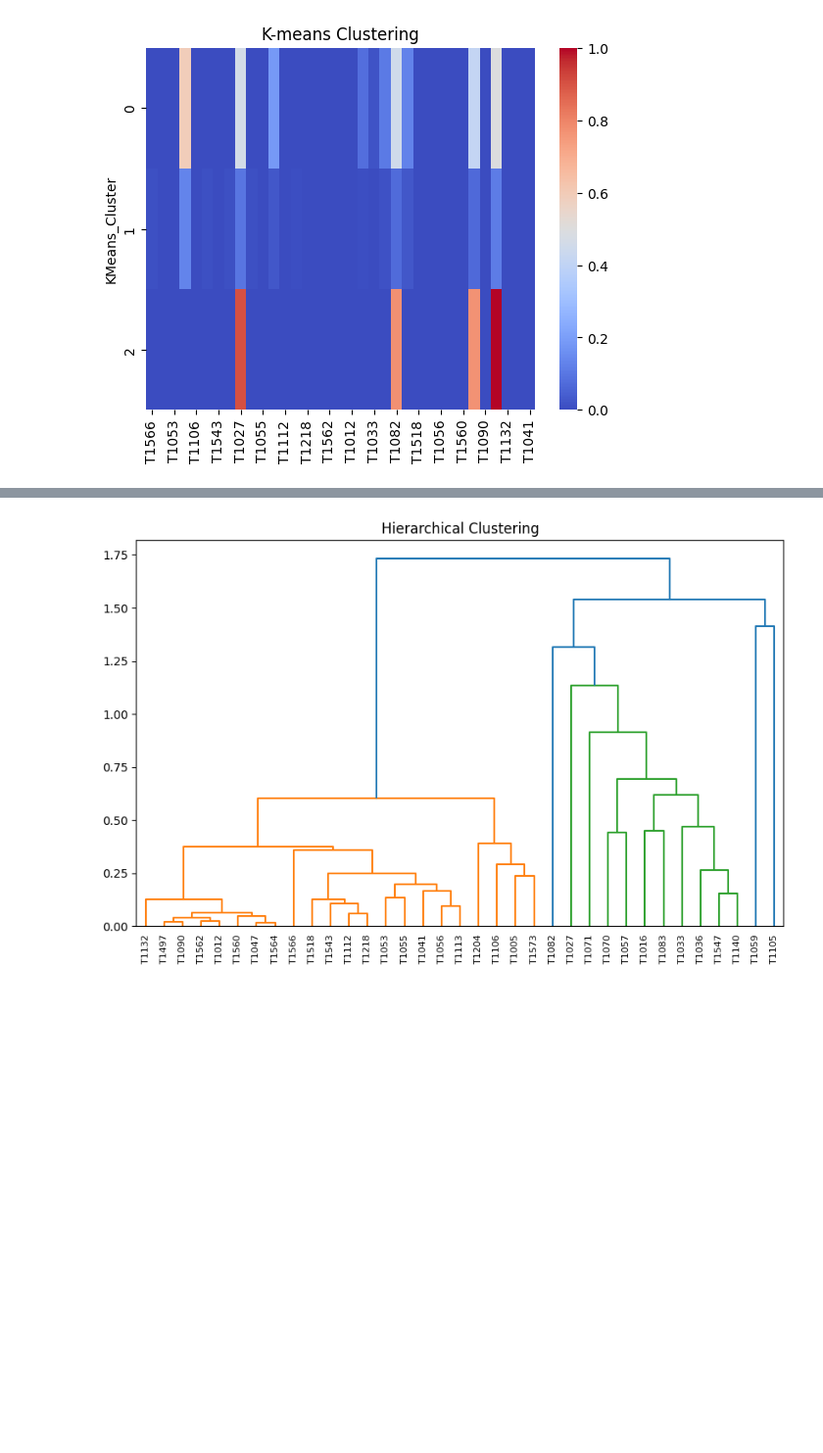
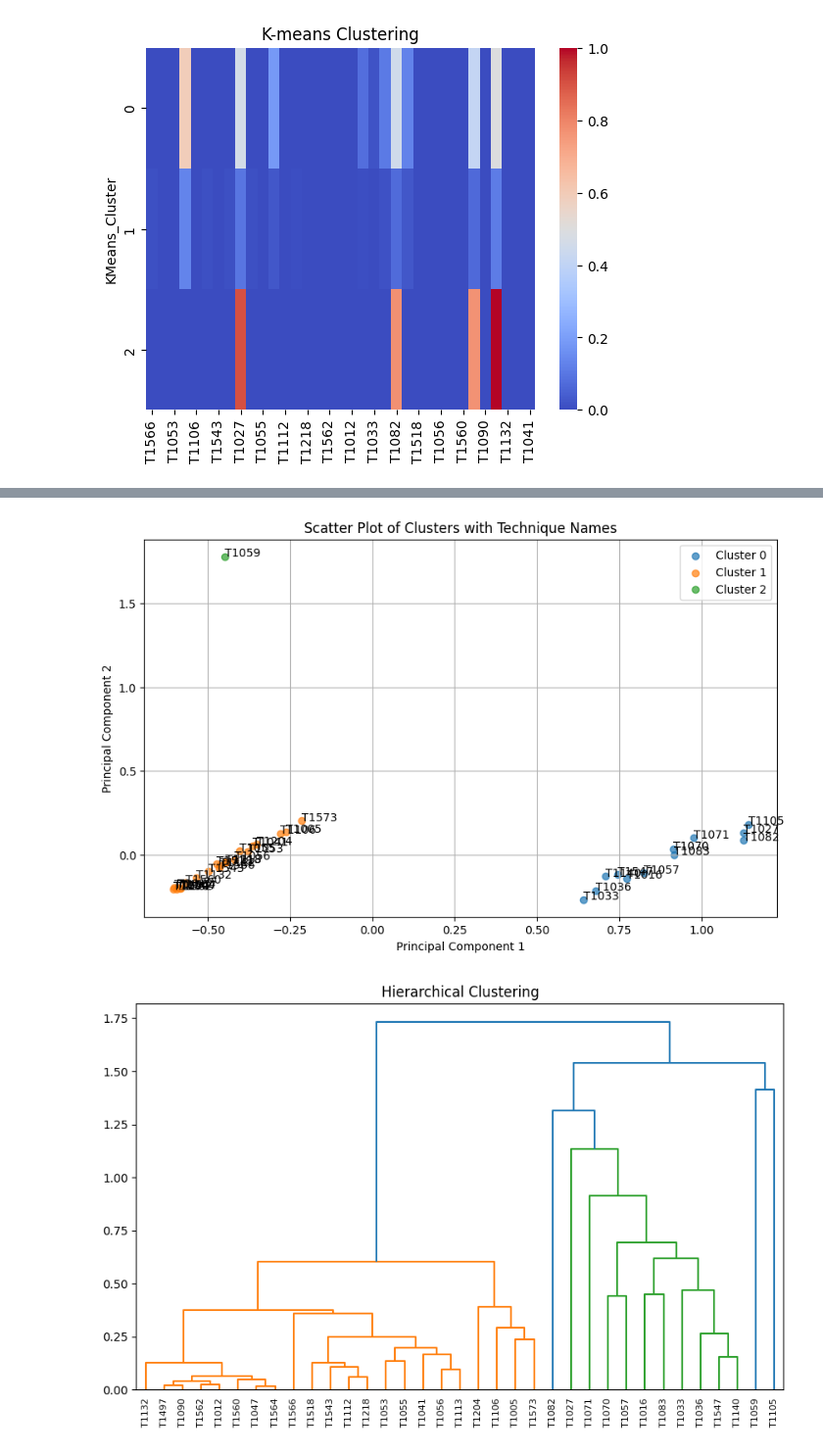
Before and after one commit to Manvi-Kaur/Exploring-Methods-of-Studying-Ransomware-Correlations, a Jupyter notebook: clustering1.ipynb, the cells around one changed output, grey strips where cells are left out. Shown at 98% size. Drawn from its saved outputs; the diff is of its cells as text; code cells hidden in the pictures; blank space fills up the shorter version.

```diff
--- a/clustering1.ipynb
+++ b/clustering1.ipynb
@@ -121,11 +121,25 @@ print("Entropy:", entropy)
 sns.heatmap(df.groupby('KMeans_Cluster').mean(), cmap='coolwarm')
 plt.title('K-means Clustering')
 plt.show()
-
-df = df.drop(columns='KMeans_Cluster')
 # %% [output]
 Silhouette Score: 0.6652322569247743
 Average Distance Within Clusters: 0.24144831137845535
 Average Distance Between Clusters: 1.168172634122211
 Entropy: 1.097081713554269
 [figure]
+# %%
+# Step 1: Aggregate data by cluster
+cluster_summary = df.groupby('KMeans_Cluster').mean()
+
+# Step 1: Aggregate data by cluster
+cluster_summary = df.drop('KMeans_Cluster', axis=1).groupby(df['KMeans_Cluster']).mean()
+
+# Step 2: For each cluster, sort the techniques by their prevalence
+for cluster_id, cluster_data in cluster_summary.iterrows():
+    sorted_techniques = cluster_data.sort_values(ascending=False)
+
+    # Step 3: Print the cluster summary
+    print(f"Cluster {cluster_id}:")
+    for technique, prevalence in sorted_techniques.items():
+        print(f"  {technique}: {prevalence:.2f}")
+    print("\n")
@@ -132,3 +164,30 @@ Entropy: 1.097081713554269
+# %%
+import matplotlib.pyplot as plt
+from sklearn.decomposition import PCA
+
+# Step 1: Perform dimensionality reduction using PCA if necessary
+pca = PCA(n_components=2)  # Assuming you want to reduce to 2 dimensions
+df_pca = pca.fit_transform(df)
+
+# Step 2: Plot the scatter plot with different colors for each cluster
+plt.figure(figsize=(10, 6))
+
+for cluster_id in range(3):  # Assuming you have 3 clusters
+    cluster_data = df_pca[df['KMeans_Cluster'] == cluster_id]
+    plt.scatter(cluster_data[:, 0], cluster_data[:, 1], label=f'Cluster {cluster_id}', alpha=0.7)
+
+# Step 3: Annotate each point with the technique name
+for i, txt in enumerate(df.index):
+    plt.annotate(txt, (df_pca[i, 0], df_pca[i, 1]))
+
+plt.xlabel('Principal Component 1')
+plt.ylabel('Principal Component 2')
+plt.title('Scatter Plot of Clusters with Technique Names')
+plt.legend()
+plt.grid(True)
+plt.show()
+# %% [output]
+[figure, added]
 # %%
 # Apply hierarchical clustering
 linkage = hierarchy.linkage(df, method='complete', metric='euclidean')
```
Also changed, not shown: parts of 1 cell of this notebook, 2 other files.
